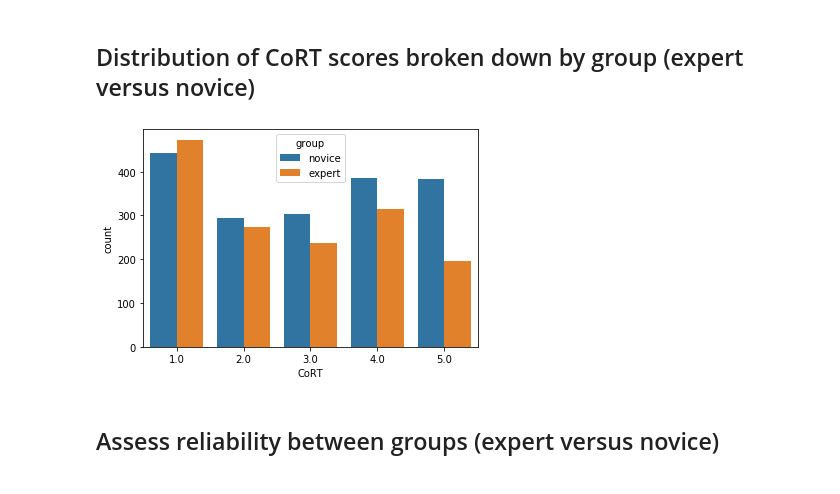
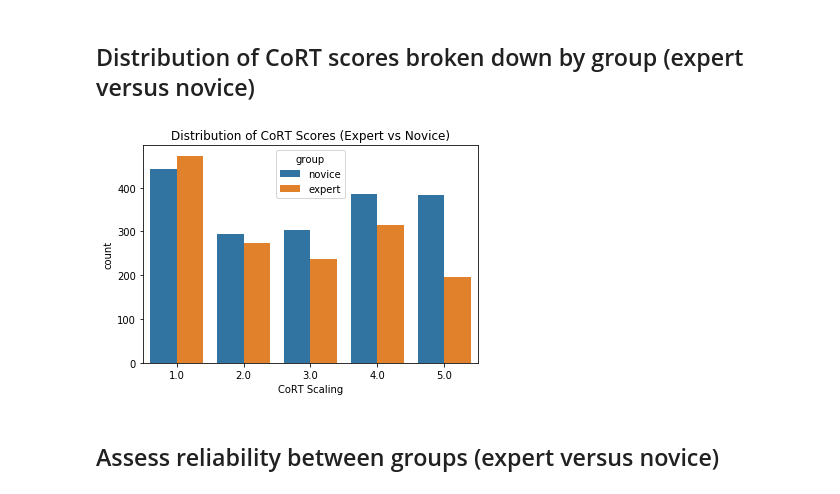
Before and after one commit to sbruinsma1/cort_language, a Jupyter notebook: notebooks/pilot_cort_scaling_ana.ipynb, the cells around one changed output. Saved outputs shown, nothing was run; the diff lists cells and outputs as text; code cells hidden in the pictures.

Commit message:
Cleaning up of plots

```diff
--- a/notebooks/pilot_cort_scaling_ana.ipynb
+++ b/notebooks/pilot_cort_scaling_ana.ipynb
@@ -93,9 +93,11 @@ plt.title('Distribution of CoRT Scores');
 # plt.xticks(np.arange(1, 6, step=1.0))
 # plt.title('Distribution of CoRT Scores');
 # %%
-sns.countplot(x='CoRT', hue='group', data=df_merged);
+sns.countplot(x='CoRT', hue='group', data=df_merged)
+plt.xlabel('CoRT Scaling')
+plt.title('Distribution of CoRT Scores (Expert vs Novice)');
 # %% [output]
-[figure, old version]
+[figure, new version]
 # %% [markdown]
 ## Assess reliability between groups (expert versus novice)
 # %% [markdown]
```
Also changed, not shown: 1 other file.
